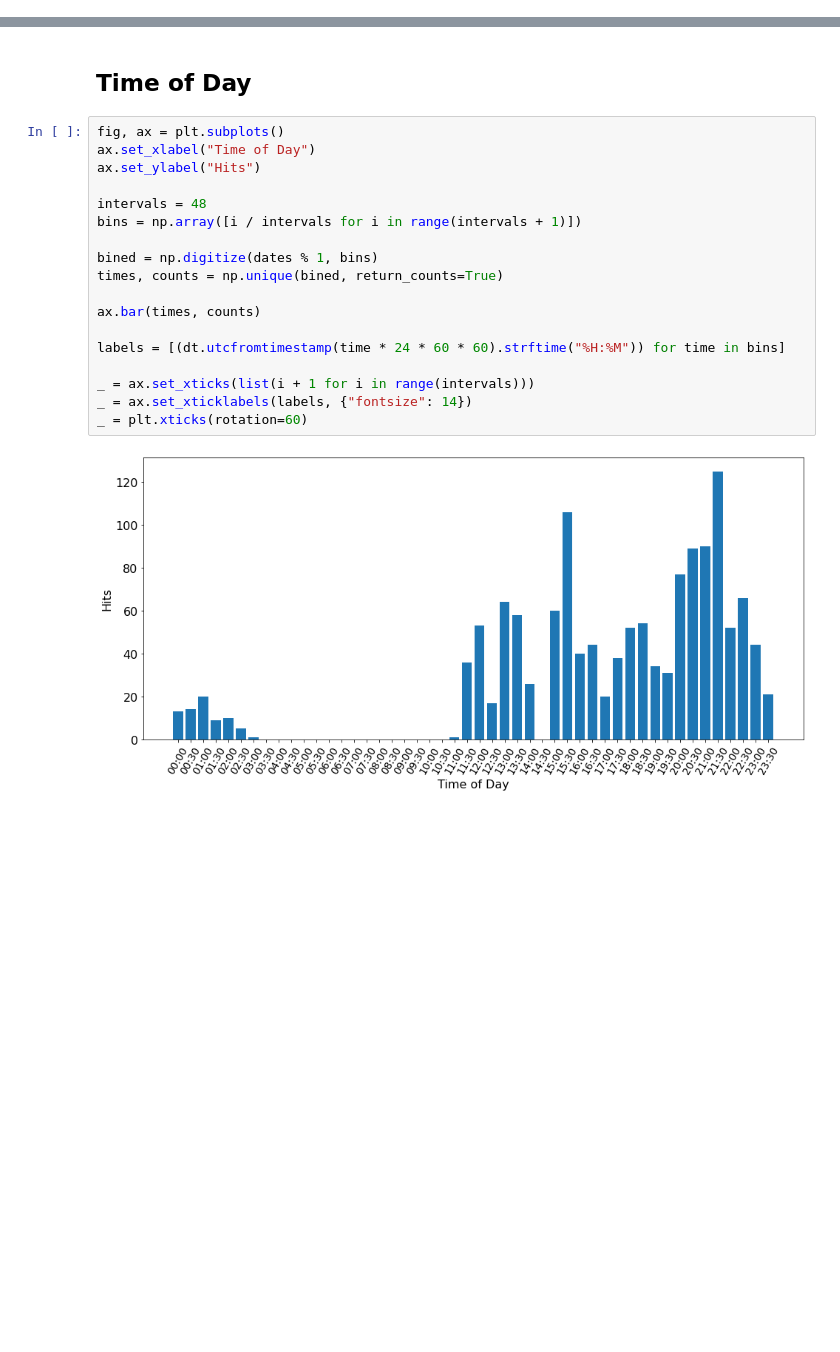
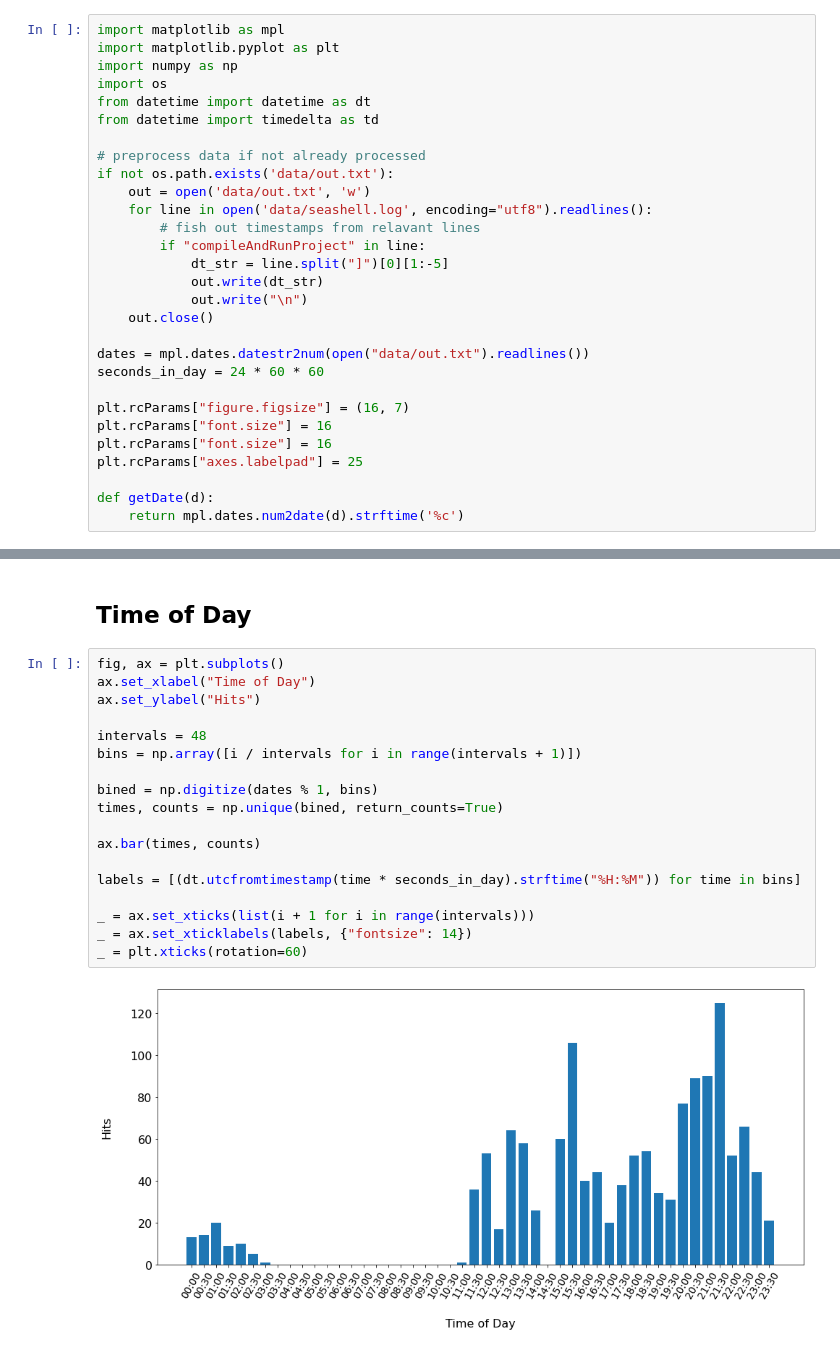
Before and after one commit to qhyun2/DVATIHCRBMCS136C, a Jupyter notebook: Visualizations.ipynb, the cells around one changed output, grey strips where cells are left out. Drawn from its saved outputs; the diff is of its cells as text; blank space fills up the shorter version.

Commit message:
Add basic stats and start heatmap

```diff
--- a/Visualizations.ipynb
+++ b/Visualizations.ipynb
@@ -17,2 +8,31 @@ plt.rcParams["font.size"] = 16
+# %%
+import matplotlib as mpl
+import matplotlib.pyplot as plt
+import numpy as np
+import os
+from datetime import datetime as dt
+from datetime import timedelta as td
+
+# preprocess data if not already processed
+if not os.path.exists('data/out.txt'):
+    out = open('data/out.txt', 'w')
+    for line in open('data/seashell.log', encoding="utf8").readlines():
+        # fish out timestamps from relavant lines
+        if "compileAndRunProject" in line:
+            dt_str = line.split("]")[0][1:-5]
+            out.write(dt_str)
+            out.write("\n")
+    out.close()
+
+dates = mpl.dates.datestr2num(open("data/out.txt").readlines())
+seconds_in_day = 24 * 60 * 60
+
+plt.rcParams["figure.figsize"] = (16, 7)
+plt.rcParams["font.size"] = 16
+plt.rcParams["font.size"] = 16
+plt.rcParams["axes.labelpad"] = 25
+
+def getDate(d):
+    return mpl.dates.num2date(d).strftime('%c')
 # %% [markdown]
 ## Stats
@@ -39,20 +96,20 @@ _ = ax.set_xticklabels(["", "Sunday", "Monday", "Tuesday", "Wednesday", "Thursda
 # %%
 fig, ax = plt.subplots()
 ax.set_xlabel("Time of Day")
 ax.set_ylabel("Hits")
 
 intervals = 48
 bins = np.array([i / intervals for i in range(intervals + 1)])
 
 bined = np.digitize(dates % 1, bins)
 times, counts = np.unique(bined, return_counts=True)
 
 ax.bar(times, counts)
 
-labels = [(dt.utcfromtimestamp(time * 24 * 60 * 60).strftime("%H:%M")) for time in bins]
+labels = [(dt.utcfromtimestamp(time * seconds_in_day).strftime("%H:%M")) for time in bins]
 
 _ = ax.set_xticks(list(i + 1 for i in range(intervals)))
 _ = ax.set_xticklabels(labels, {"fontsize": 14})
 _ = plt.xticks(rotation=60)
 # %% [output]
-[figure, old version]
+[figure, new version]
```
Also changed, not shown: parts of 8 cells of this notebook.
